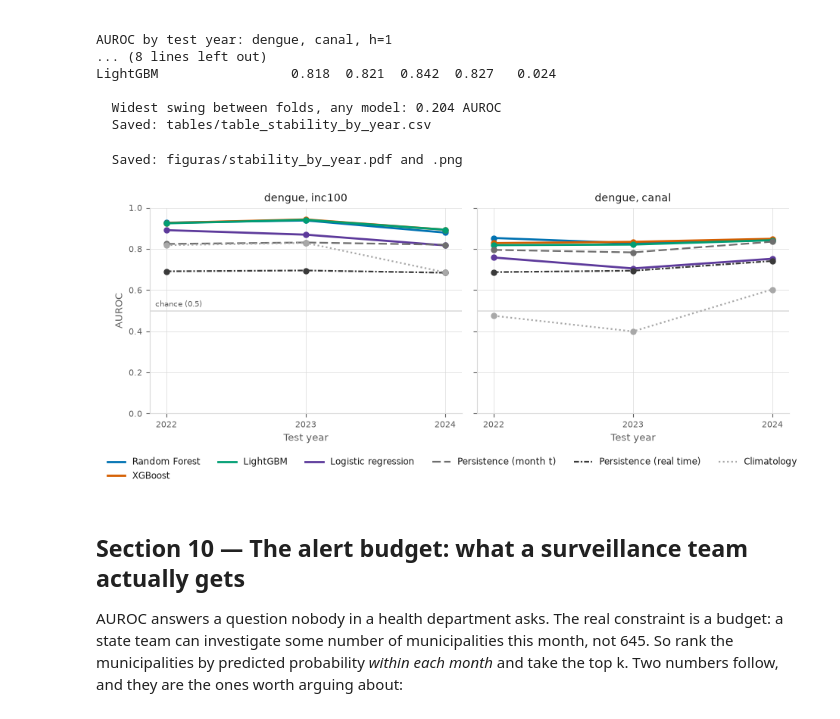
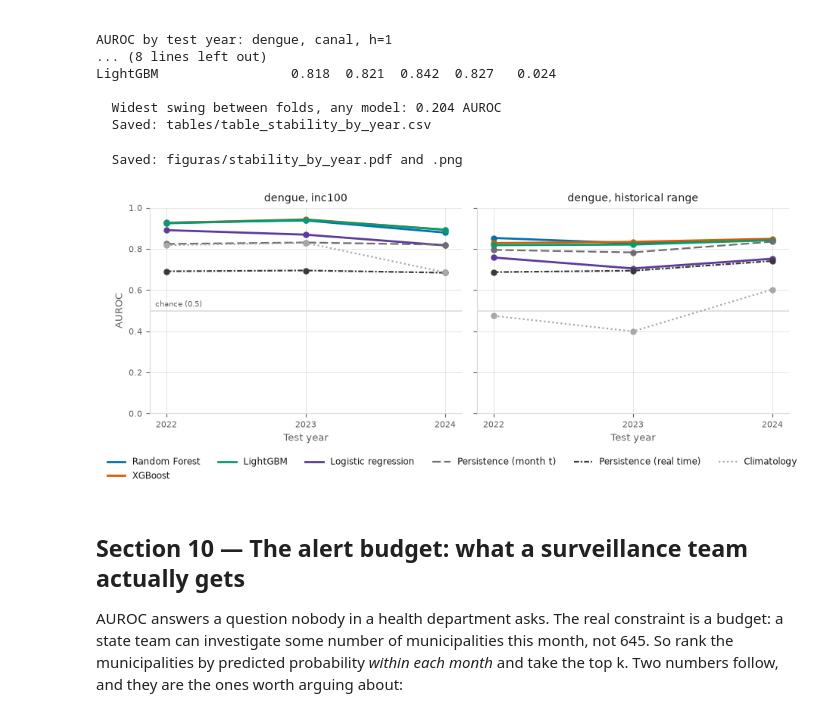
Before and after one commit to LVinaud/arboviral-outbreak-onset, a Jupyter notebook: notebooks/04_results.ipynb, the cells around one changed output. Drawn from its saved outputs; the diff is of its cells as text; code cells hidden in the pictures.

```diff
--- a/notebooks/04_results.ipynb
+++ b/notebooks/04_results.ipynb
@@ -990,35 +993,35 @@ if stability:
         for model in PLOT_ORDER:
             label = MODEL_LABELS[model]
             if label not in tbl.index:
                 continue
             ax.plot(TEST_YEARS, tbl.loc[label, TEST_YEARS].values,
                     marker="o", markersize=5, **model_line_kwargs(model))
         # Full 0-1 axis, like every other panel in this notebook, with the
         # chance level drawn: an AUROC of 0.5 is what a coin flip scores, so a
         # curve's distance above that line is the whole of what it is worth.
         ax.axhline(0.5, color=GRID, linewidth=1.1, zorder=1)
         ax.set_xticks(TEST_YEARS)
         ax.set_ylim(0, 1.0)
-        ax.set_title(f"dengue, {definition}", fontsize=10, color=INK)
+        ax.set_title(f"dengue, {DEF_DISPLAY[definition]}", fontsize=10, color=INK)
         style_axes(ax, xlabel="Test year")
         ax.set_xlim(TEST_YEARS[0] - 0.12, TEST_YEARS[-1] + 0.12)
     style_axes(axes[0], ylabel="AUROC")
     axes[0].annotate("chance (0.5)", (TEST_YEARS[0] - 0.08, 0.5), xytext=(0, 4),
                      textcoords="offset points", fontsize=7.5, color=MUTED)
 
     # Six series is past the point where direct labels stay legible — the tree
     # models sit within 0.01 of each other and their labels collide. One shared
     # legend instead, below both panels.
     handles = [Line2D([], [], label=MODEL_LABELS[m], **model_line_kwargs(m))
                for m in PLOT_ORDER]
     fig.legend(handles=handles, frameon=False, fontsize=8.5, labelcolor=INK,
                loc="upper center", bbox_to_anchor=(0.5, 0.02), ncol=6)
     fig.tight_layout()
     save_fig(fig, "stability_by_year")
     plt.show()
 # %% [output]
   Saved: figuras/stability_by_year.pdf and .png
-[figure, old version]
+[figure, new version]
 # %% [markdown]
 ## Section 10 — The alert budget: what a surveillance team actually gets
 
```
Also changed, not shown: parts of 2 cells of this notebook, 4 other files.
